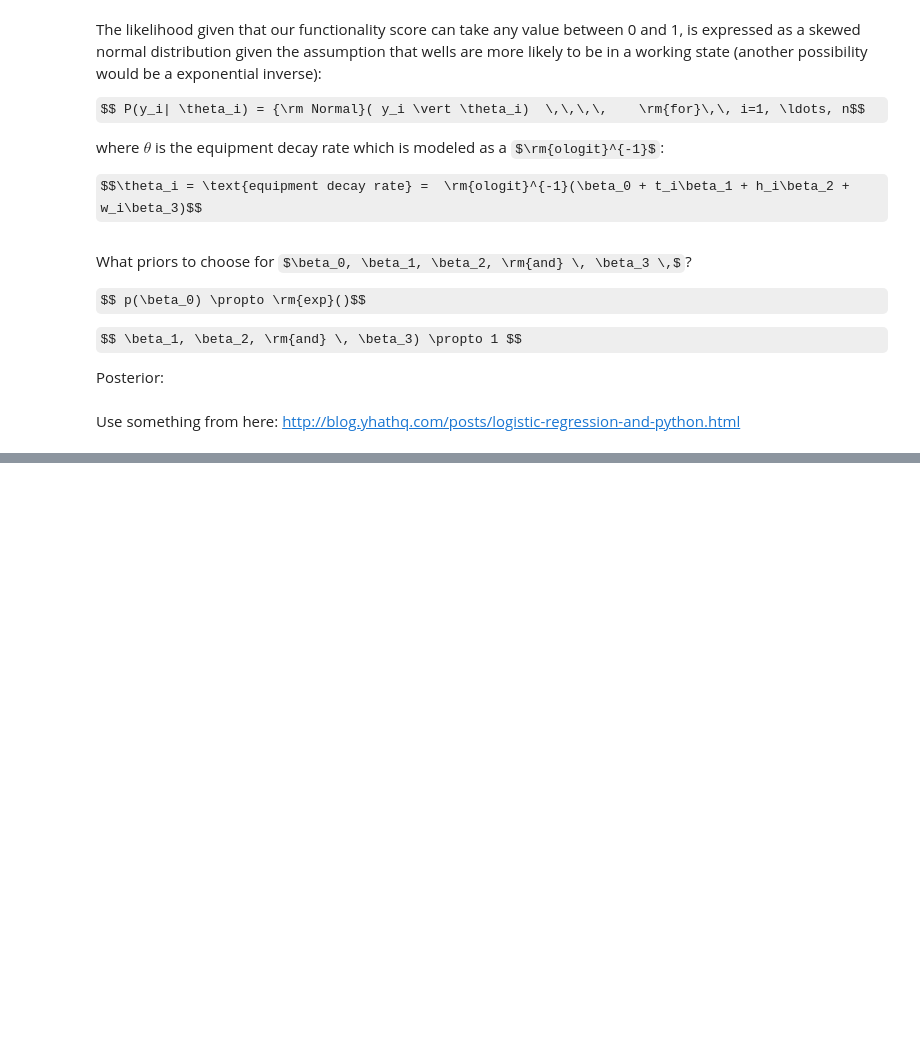
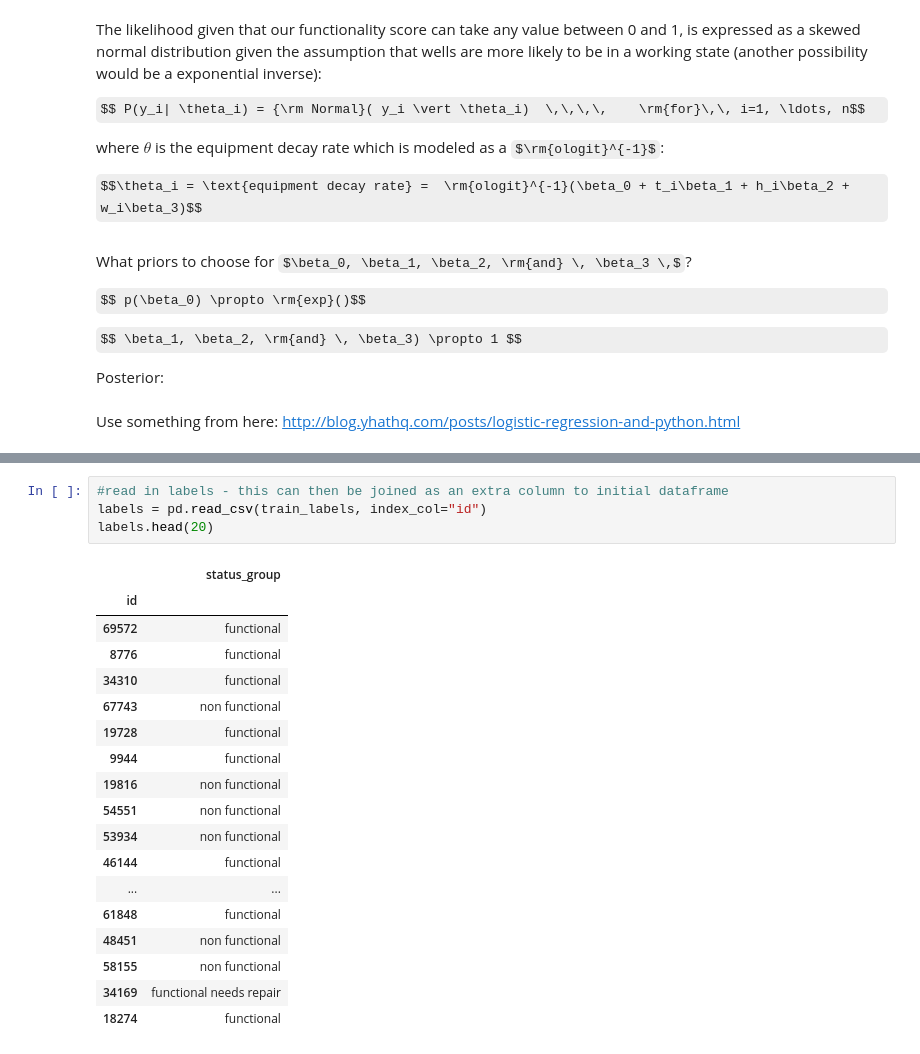
Before and after one commit to ghaslam/AM207, a Jupyter notebook: ModelOutline.ipynb, the cells around one changed output, grey strips where cells are left out. Cells and saved outputs as stored; diff of their text form; some formulas as TeX source; blank space fills up the shorter version.

```diff
--- a/ModelOutline.ipynb
+++ b/ModelOutline.ipynb
@@ -63,0 +142,23 @@ data.head(20)
+# %%
+#read in labels - this can then be joined as an extra column to initial dataframe
+labels = pd.read_csv(train_labels, index_col="id")
+labels.head(20)
+# %% [output]
+|  | status_group |
+| id |  |
+| 69572 | functional |
+| 8776 | functional |
+| 34310 | functional |
+| 67743 | non functional |
+| 19728 | functional |
+| 9944 | functional |
+| 19816 | non functional |
+| 54551 | non functional |
+| 53934 | non functional |
+| 46144 | functional |
+| ... | ... |
+| 61848 | functional |
+| 48451 | non functional |
+| 58155 | non functional |
+| 34169 | functional needs repair |
+| 18274 | functional |
```
Also changed, not shown: parts of 6 cells of this notebook.
